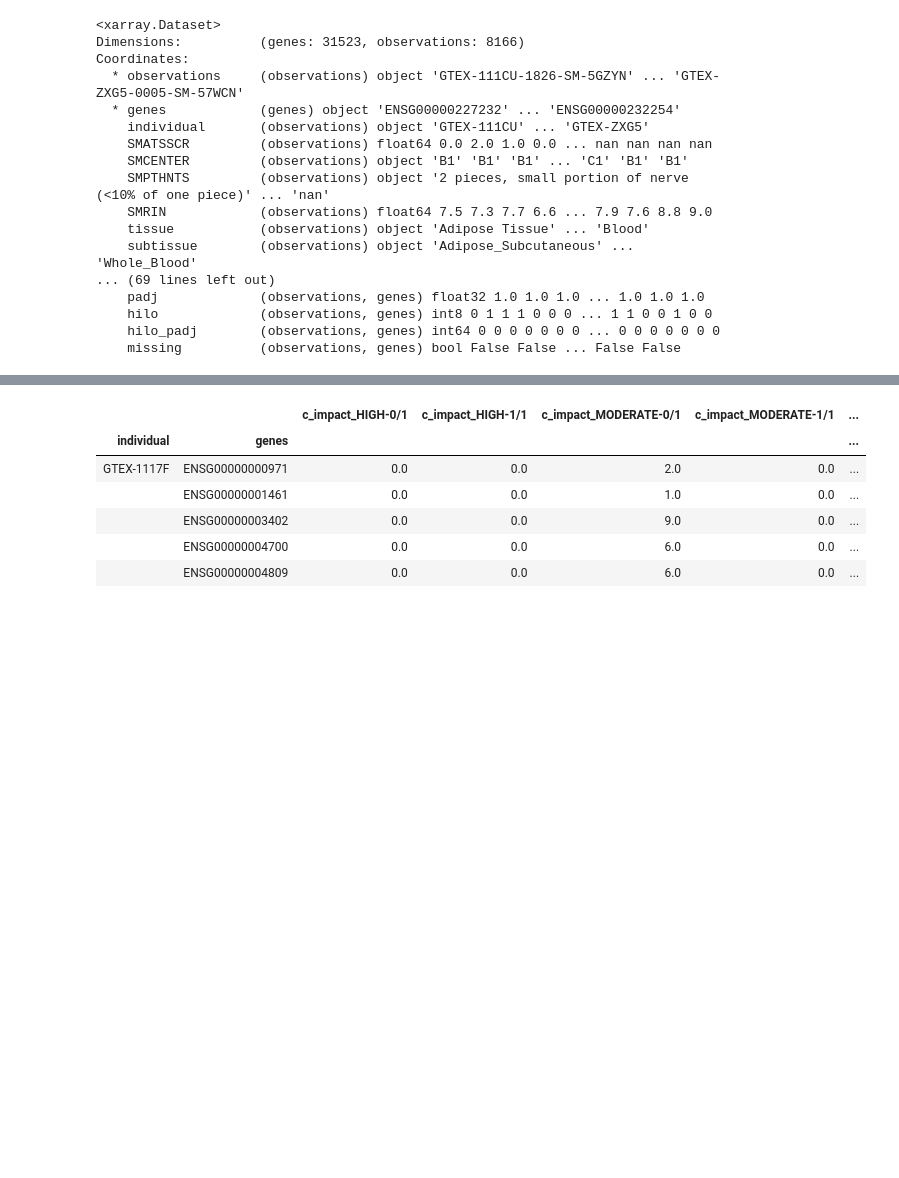
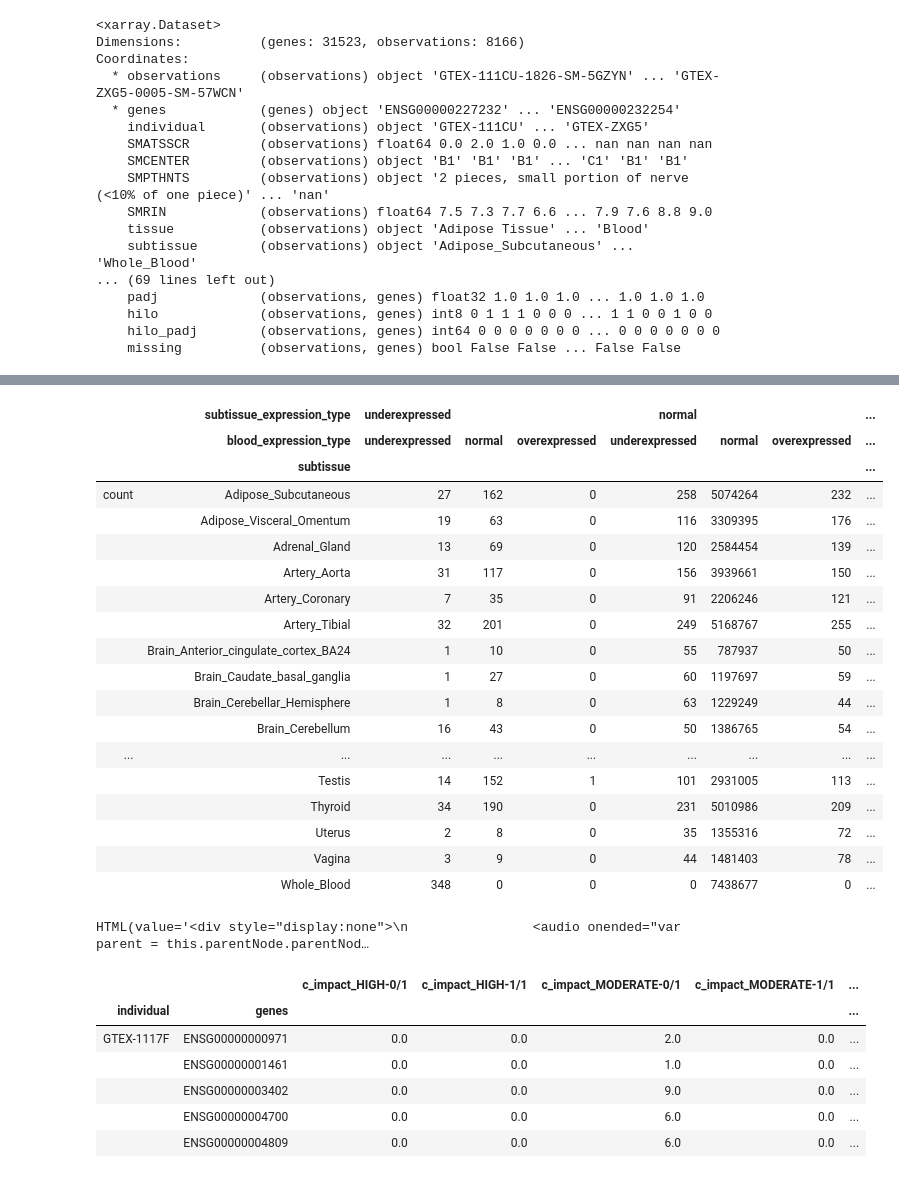
Before and after one commit to gagneurlab/rep, a Jupyter notebook: scripts/003b_gtex_VEP.ipynb, the cells around one changed output, grey strips where cells are left out. Cells and saved outputs as stored; diff of their text form; code cells hidden in the pictures; blank space fills up the shorter version.

```diff
--- a/scripts/003b_gtex_VEP.ipynb
+++ b/scripts/003b_gtex_VEP.ipynb
@@ -258,0 +258,6 @@ n_features
+# %%
+copy = xrds.sel(observations=np.isin(xrds.individual, individuals))
+copy["in_blood"] = blood.rename_dims(observations="individual"). \
+    set_index(individual="individual").drop("observations").reset_coords(drop=True). \
+    sel(individual=copy.individual).hilo_padj
+copy
@@ -259,3 +282,41 @@ n_features
+# %%
+def group_counts():
+    for subtissue, st_data in copy.groupby("subtissue"):
+        for other_grp, other_data in st_data.groupby("hilo_padj"):
+            for blood_grp, blood_data in other_data.groupby("in_blood"):
+                yield (
+                    subtissue,
+                    other_grp,
+                    blood_grp,
+                    np.size(blood_data.in_blood)
+                )
+group_counts = list(group_counts())
+group_counts = pd.DataFrame(group_counts, columns=["subtissue", "subtissue_expression_type", "blood_expression_type", "count"])
+group_counts["subtissue_expression_type"] = pd.Categorical.from_codes(group_counts["subtissue_expression_type"].values + 1, categories=["underexpressed", "normal", "overexpressed"])
+group_counts["blood_expression_type"] = pd.Categorical.from_codes(group_counts["blood_expression_type"].values + 1, categories=["underexpressed", "normal", "overexpressed"])
+group_counts = group_counts.set_index(["subtissue", "blood_expression_type", "subtissue_expression_type"]).unstack("subtissue", fill_value=0).T
+group_counts
+# %% [output]
+|  | subtissue_expression_type | underexpressed |  |  | normal |  |  | ... |
+|  | blood_expression_type | underexpressed | normal | overexpressed | underexpressed | normal | overexpressed | ... |
+|  | subtissue |  |  |  |  |  |  | ... |
+| count | Adipose_Subcutaneous | 27 | 162 | 0 | 258 | 5074264 | 232 | ... |
+|  | Adipose_Visceral_Omentum | 19 | 63 | 0 | 116 | 3309395 | 176 | ... |
+|  | Adrenal_Gland | 13 | 69 | 0 | 120 | 2584454 | 139 | ... |
+|  | Artery_Aorta | 31 | 117 | 0 | 156 | 3939661 | 150 | ... |
+|  | Artery_Coronary | 7 | 35 | 0 | 91 | 2206246 | 121 | ... |
+|  | Artery_Tibial | 32 | 201 | 0 | 249 | 5168767 | 255 | ... |
+|  | Brain_Anterior_cingulate_cortex_BA24 | 1 | 10 | 0 | 55 | 787937 | 50 | ... |
+|  | Brain_Caudate_basal_ganglia | 1 | 27 | 0 | 60 | 1197697 | 59 | ... |
+|  | Brain_Cerebellar_Hemisphere | 1 | 8 | 0 | 63 | 1229249 | 44 | ... |
+|  | Brain_Cerebellum | 16 | 43 | 0 | 50 | 1386765 | 54 | ... |
+| ... | ... | ... | ... | ... | ... | ... | ... | ... |
+|  | Testis | 14 | 152 | 1 | 101 | 2931005 | 113 | ... |
+|  | Thyroid | 34 | 190 | 0 | 231 | 5010986 | 209 | ... |
+|  | Uterus | 2 | 8 | 0 | 35 | 1355316 | 72 | ... |
+|  | Vagina | 3 | 9 | 0 | 44 | 1481403 | 78 | ... |
+|  | Whole_Blood | 348 | 0 | 0 | 0 | 7438677 | 0 | ... |
+HTML(value='<div style="display:none">\n                <audio onended="var parent = this.parentNode.parentNod…
 # %%
 vep = pd.read_csv(os.path.join(PROCESSED_DATA_DIR, "VEP", "gtex_vep.csv.gz"))
 vep.set_index(["individual", "genes"], inplace=True)
```
Also changed, not shown: parts of 25 cells of this notebook.
